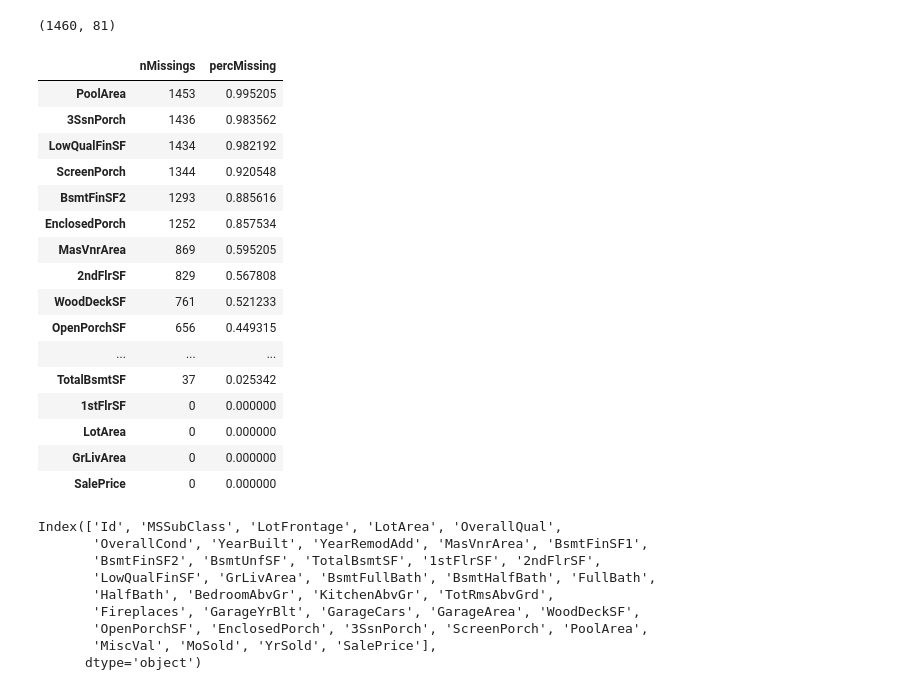
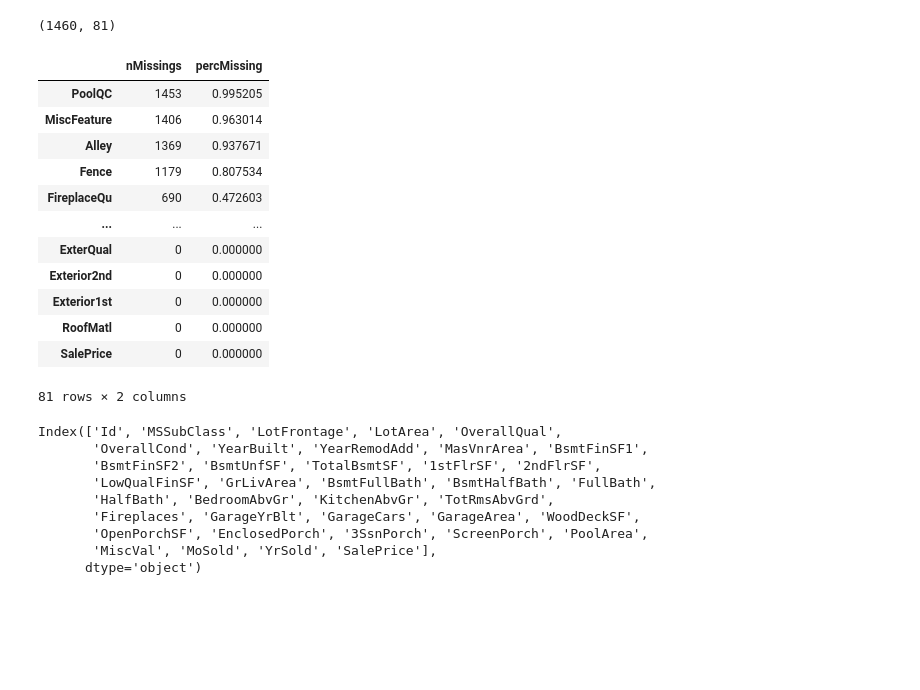
Before and after one commit to Ayanlola2002/Stutern, a Jupyter notebook: HousePricesEDA.ipynb, the cells around one changed output. Drawn from its saved outputs; the diff is of its cells as text; code cells hidden in the pictures; blank space fills up the shorter version.

```diff
--- a/HousePricesEDA.ipynb
+++ b/HousePricesEDA.ipynb
@@ -29,36 +29,33 @@ House_Data.shape
 # %% [output]
 (1460, 81)
 # %%
+
 # check how many missings we have per feature
-missings = mydata.isnull().sum().to_frame()
+missings = House_Data.isnull().sum().to_frame()
 
 # give column the name nMissings
 missings.columns = ['nMissings']
 
 # make new columns that gives information about missing percentage
 missings['percMissing'] = missings['nMissings']/1460
 
 # sort values by nMissings values
 ordered_missings = missings.sort_values(by = ['nMissings'], ascending=False)
 ordered_missings
 # %% [output]
 |  | nMissings | percMissing |
-| PoolArea | 1453 | 0.995205 |
-| 3SsnPorch | 1436 | 0.983562 |
-| LowQualFinSF | 1434 | 0.982192 |
-| ScreenPorch | 1344 | 0.920548 |
-| BsmtFinSF2 | 1293 | 0.885616 |
-| EnclosedPorch | 1252 | 0.857534 |
-| MasVnrArea | 869 | 0.595205 |
-| 2ndFlrSF | 829 | 0.567808 |
-| WoodDeckSF | 761 | 0.521233 |
-| OpenPorchSF | 656 | 0.449315 |
+| PoolQC | 1453 | 0.995205 |
+| MiscFeature | 1406 | 0.963014 |
+| Alley | 1369 | 0.937671 |
+| Fence | 1179 | 0.807534 |
+| FireplaceQu | 690 | 0.472603 |
 | ... | ... | ... |
-| TotalBsmtSF | 37 | 0.025342 |
-| 1stFlrSF | 0 | 0.000000 |
-| LotArea | 0 | 0.000000 |
-| GrLivArea | 0 | 0.000000 |
+| ExterQual | 0 | 0.000000 |
+| Exterior2nd | 0 | 0.000000 |
+| Exterior1st | 0 | 0.000000 |
+| RoofMatl | 0 | 0.000000 |
 | SalePrice | 0 | 0.000000 |
+81 rows × 2 columns
 # %%
 # List of numerical attributes
 House_Data.select_dtypes(exclude=['object']).columns
```
Also changed, not shown: parts of 6 cells of this notebook.
